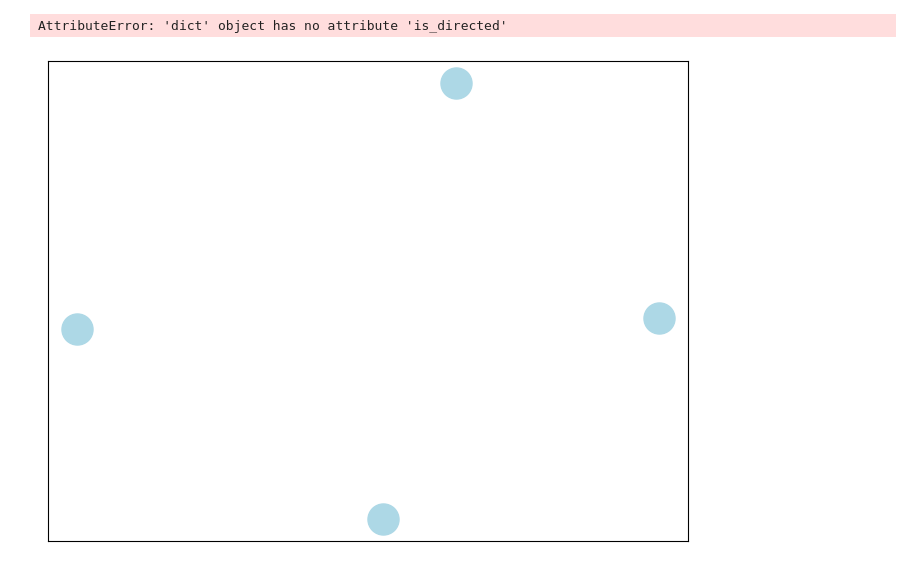
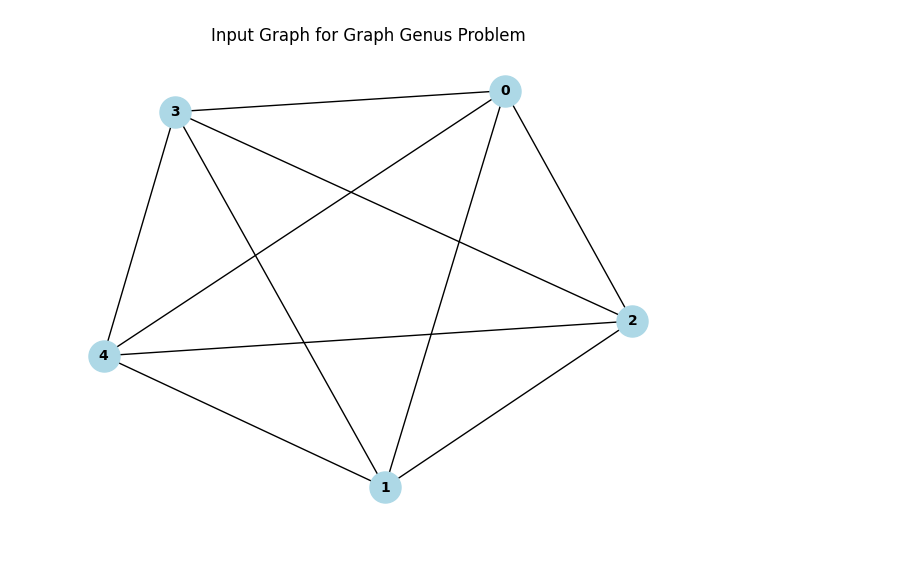
Before and after one commit to noahlsmtih/AROTTGGP, a Jupyter notebook: main.ipynb, the cells around one changed output. Drawn from its saved outputs; the diff is of its cells as text; code cells hidden in the pictures.

```diff
--- a/main.ipynb
+++ b/main.ipynb
@@ -4,14 +5,15 @@ from GraphGenusGenerator import GraphGenusGenerator
 # %%
-problem = GraphGenusGenerator().generate(seed=133878, number_of_nodes=8, max_connections_per_node=3, complete_graph=False)
+seed=132456
+problem = GraphGenusGenerator().generate(seed=seed, number_of_nodes=5, max_connections_per_node=3, complete_graph=True)
 # %%
 # Get the adjacency list (which is a graph object)
-graph = problem.adj_list
+adj_list = problem.adj_list
+graph = nx.Graph(adj_list)
 
 # Draw the generated graph
 import matplotlib.pyplot as plt
 nx.draw(graph, with_labels=True, node_color='lightblue', node_size=500, font_size=10, font_weight='bold')
 plt.title("Input Graph for Graph Genus Problem")
 plt.show()
 # %% [output]
-AttributeError: 'dict' object has no attribute 'is_directed'
-[figure, old version]
+[figure, new version]
```
Also changed, not shown: parts of 5 cells of this notebook, 4 other files.
